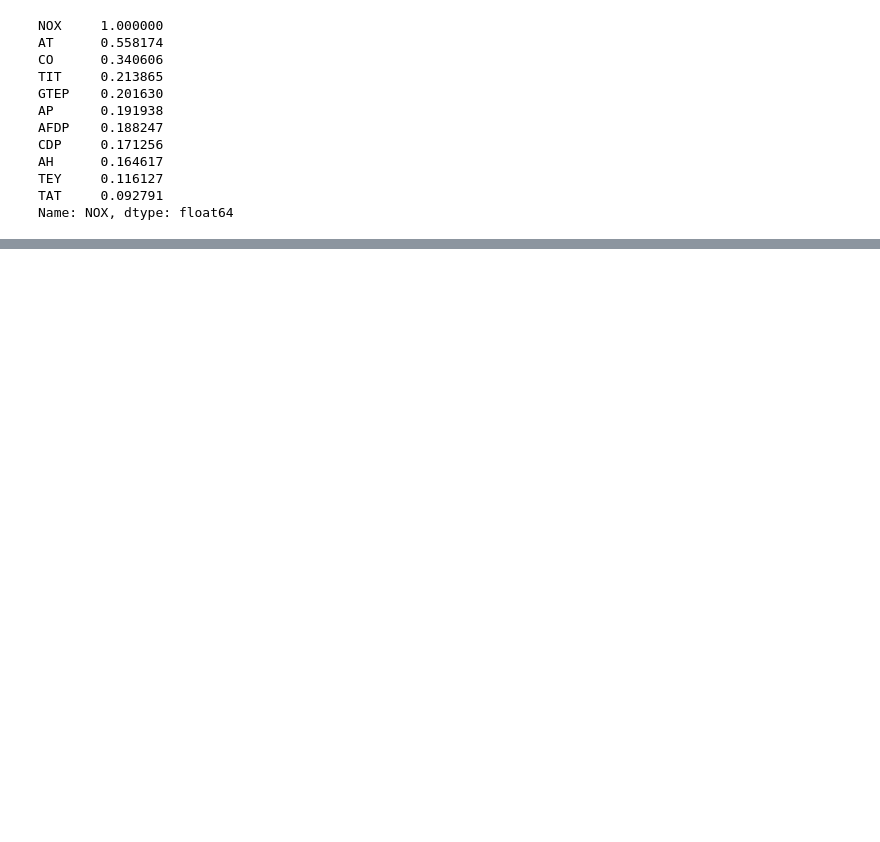
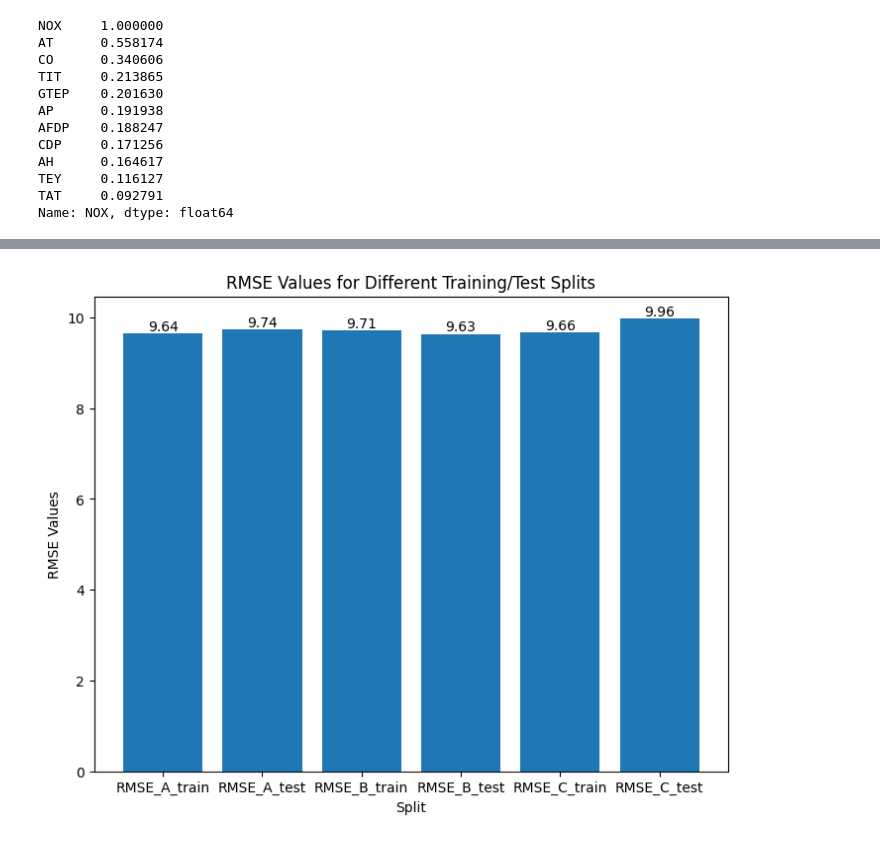
Before and after one commit to ZafeerAbbasi/MSE_413, a Jupyter notebook: Lab1/Part2.ipynb, the cells around one changed output, grey strips where cells are left out. Cells and saved outputs as stored; diff of their text form; code cells hidden in the pictures; blank space fills up the shorter version.

```diff
--- a/Lab1/Part2.ipynb
+++ b/Lab1/Part2.ipynb
@@ -78,0 +182,13 @@ LinearRegression()
+# %%
+# 3. Split the original dataset in the following manner5.
+# a. 50% training, 50% test
+# b. 70% training, 30 % test
+# c. 90% training, 10% test
+
+# Let A = Scenario of 50% Training and 50% Test
+# Let B = Scenario of 70% Training and 30% Test
+# Let C = Scenario of 90% Training and 10% Test
+
+xA_train, xA_test, yA_train, yA_test = train_test_split( x, y, test_size=0.5 )
+xB_train, xB_test, yB_train, yB_test = train_test_split( x, y, test_size=0.3 )
+xC_train, xC_test, yC_train, yC_test = train_test_split( x, y, test_size=0.1 )
@@ -78,0 +292,25 @@ LinearRegression()
+# %%
+# 5. Generate a single bar chart (matplotlib.pyplot.bar) with all calculated RMSE values (it
+# should contain 6 bars). Comparing RMSE values, discuss the performance of each model.
+# (5 points)
+
+
+# Assuming rmse_split_values contains your RMSE values
+rmse_split_values = [rmseA_train, rmseA_test, rmseB_train, rmseB_test, rmseC_train, rmseC_test]
+labels = ["RMSE_A_train", "RMSE_A_test", "RMSE_B_train", "RMSE_B_test", "RMSE_C_train", "RMSE_C_test"]
+
+barfigure = plt.figure()
+axis = barfigure.add_axes([0, 0, 1, 1])
+bars = axis.bar(labels, rmse_split_values)
+
+# Adding text labels to each bar
+for bar in bars:
+    yval = bar.get_height()
+    axis.text(bar.get_x() + bar.get_width()/2, yval, round(yval, 2), va='bottom', ha='center')
+
+plt.title("RMSE Values for Different Training/Test Splits")
+plt.ylabel("RMSE Values")
+plt.xlabel("Split")
+plt.show()
+# %% [output]
+[figure, added]
```
Also changed, not shown: parts of 6 cells of this notebook, 1 other file.
